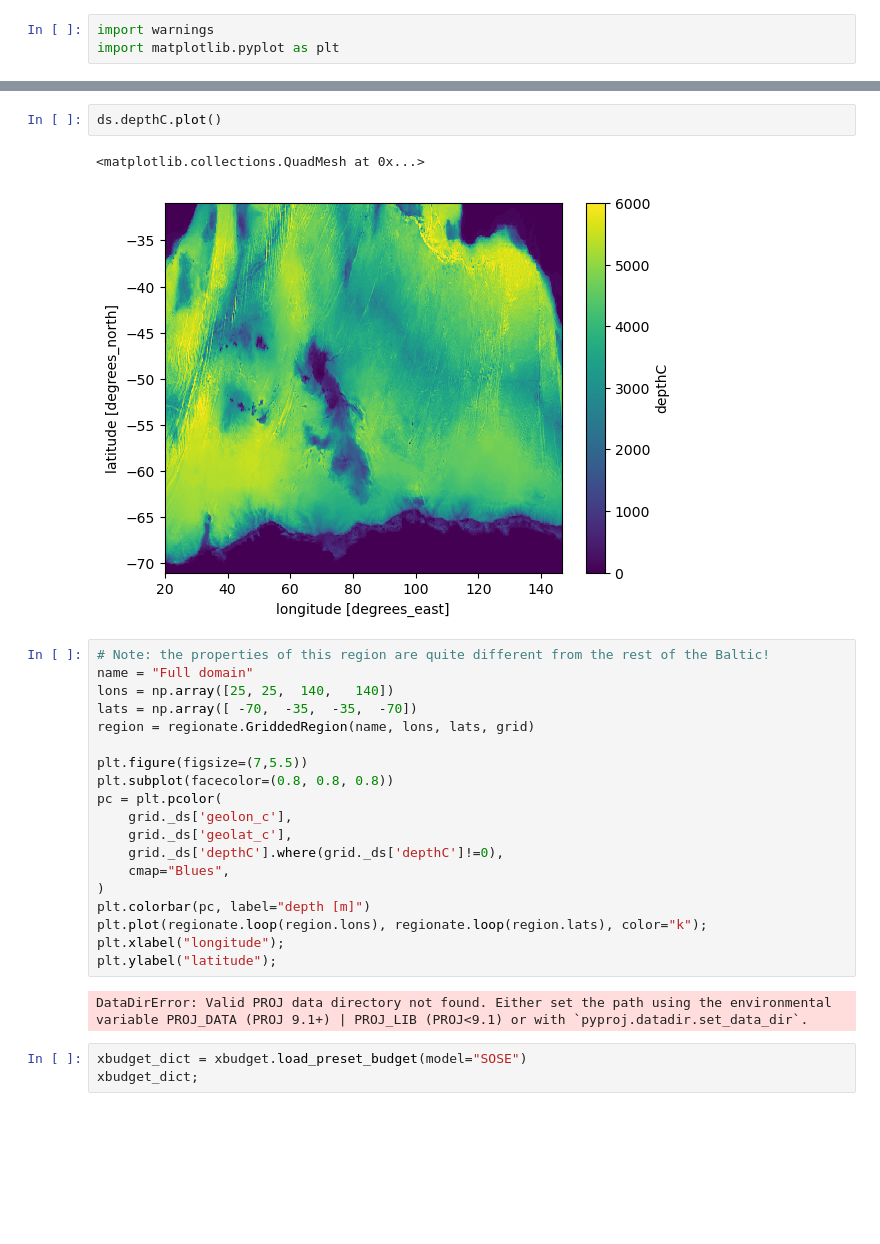
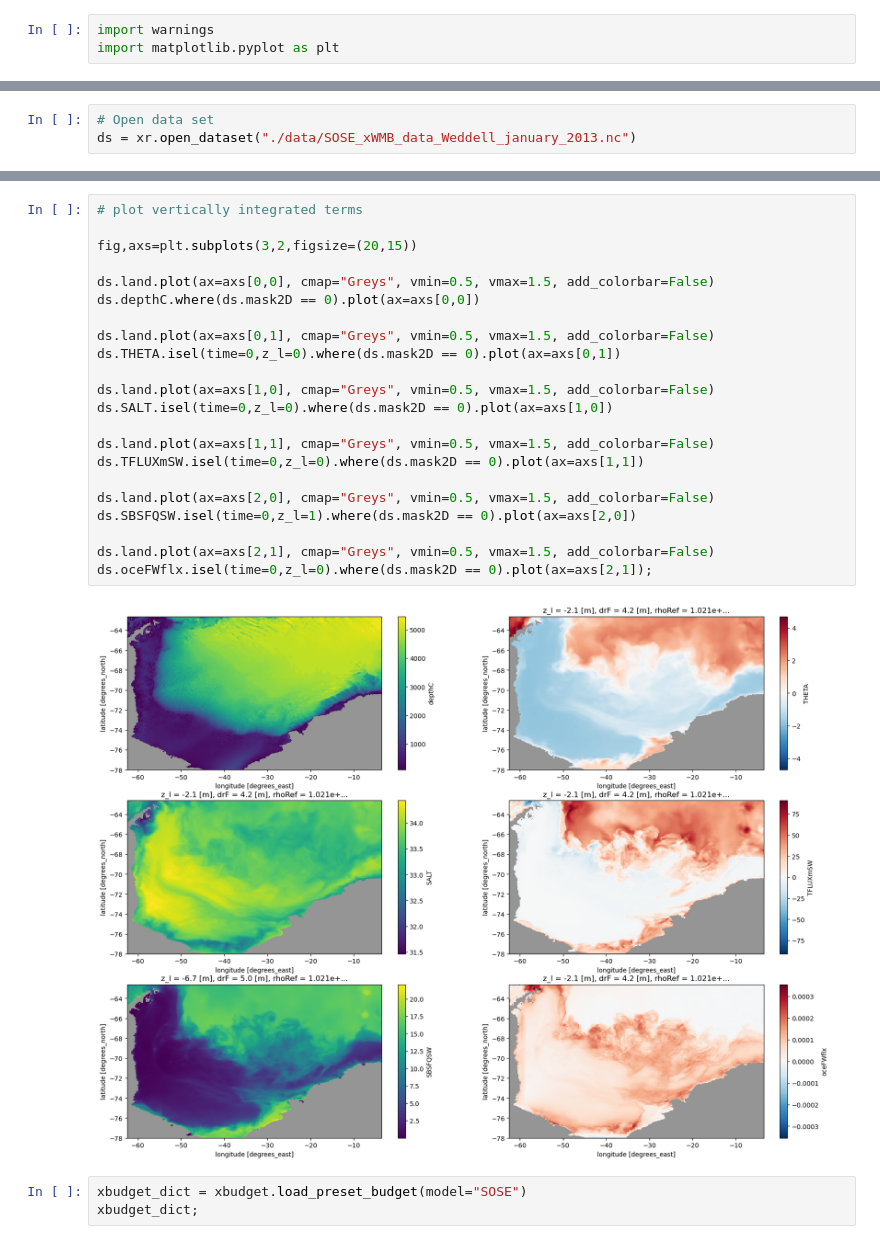
Before and after one commit to NelsonPoumaere/SOSE-budgets-closure, a Jupyter notebook: SOSE_water_mass_budgets.ipynb, the cells around one changed output, grey strips where cells are left out. Saved outputs shown, nothing was run; the diff lists cells and outputs as text; blank space fills up the shorter version.

Commit message:
Working xWMB example for SOSE Weddell gyre, with data download

```diff
--- a/SOSE_water_mass_budgets.ipynb
+++ b/SOSE_water_mass_budgets.ipynb
@@ -57 +40,4 @@ Terms in the budget are computed according to [Drake et al. (2025)](https://doi.
+# %%
+# Open data set
+ds = xr.open_dataset("./data/SOSE_xWMB_data_Weddell_january_2013.nc")
 # %%
@@ -86,29 +74,27 @@ Coordinates: (12/49)
 # %%
-ds.depthC.plot()
+# plot vertically integrated terms
+
+fig,axs=plt.subplots(3,2,figsize=(20,15))
+
+ds.land.plot(ax=axs[0,0], cmap="Greys", vmin=0.5, vmax=1.5, add_colorbar=False)
+ds.depthC.where(ds.mask2D == 0).plot(ax=axs[0,0])
+
+ds.land.plot(ax=axs[0,1], cmap="Greys", vmin=0.5, vmax=1.5, add_colorbar=False)
+ds.THETA.isel(time=0,z_l=0).where(ds.mask2D == 0).plot(ax=axs[0,1])
+
+ds.land.plot(ax=axs[1,0], cmap="Greys", vmin=0.5, vmax=1.5, add_colorbar=False)
+ds.SALT.isel(time=0,z_l=0).where(ds.mask2D == 0).plot(ax=axs[1,0])
+
+ds.land.plot(ax=axs[1,1], cmap="Greys", vmin=0.5, vmax=1.5, add_colorbar=False)
+ds.TFLUXmSW.isel(time=0,z_l=0).where(ds.mask2D == 0).plot(ax=axs[1,1])
+
+ds.land.plot(ax=axs[2,0], cmap="Greys", vmin=0.5, vmax=1.5, add_colorbar=False)
+ds.SBSFQSW.isel(time=0,z_l=1).where(ds.mask2D == 0).plot(ax=axs[2,0])
+
+ds.land.plot(ax=axs[2,1], cmap="Greys", vmin=0.5, vmax=1.5, add_colorbar=False)
+ds.oceFWflx.isel(time=0,z_l=0).where(ds.mask2D == 0).plot(ax=axs[2,1]);
 # %% [output]
-<matplotlib.collections.QuadMesh at 0x...>
-[figure, old version]
+[figure, new version]
-# %%
-# Note: the properties of this region are quite different from the rest of the Baltic!
-name = "Full domain"
-lons = np.array([25, 25,  140,   140])
-lats = np.array([ -70,  -35,  -35,  -70])
-region = regionate.GriddedRegion(name, lons, lats, grid)
-
-plt.figure(figsize=(7,5.5))
-plt.subplot(facecolor=(0.8, 0.8, 0.8))
-pc = plt.pcolor(
-    grid._ds['geolon_c'],
-    grid._ds['geolat_c'],
-    grid._ds['depthC'].where(grid._ds['depthC']!=0),
-    cmap="Blues",
-)
-plt.colorbar(pc, label="depth [m]")
-plt.plot(regionate.loop(region.lons), regionate.loop(region.lats), color="k");
-plt.xlabel("longitude");
-plt.ylabel("latitude");
-# %% [output]
-DataDirError: Valid PROJ data directory not found. Either set the path using the environmental variable PROJ_DATA (PROJ 9.1+) | PROJ_LIB (PROJ<9.1) or with `pyproj.datadir.set_data_dir`.
 # %%
 xbudget_dict = xbudget.load_preset_budget(model="SOSE")
 xbudget_dict;
```
Also changed, not shown: parts of 15 cells of this notebook.
